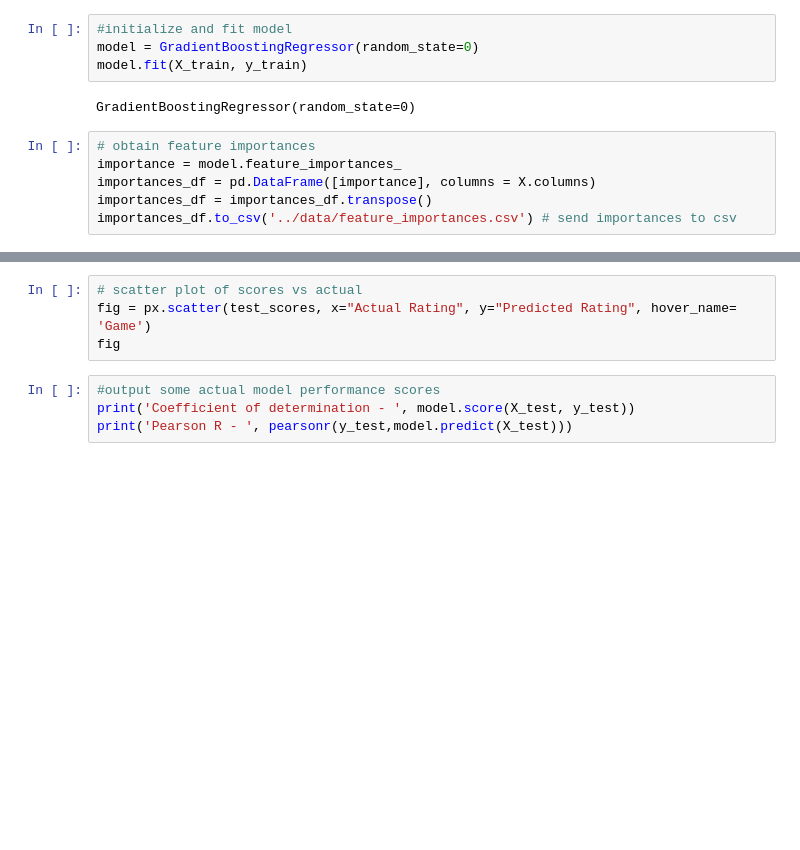
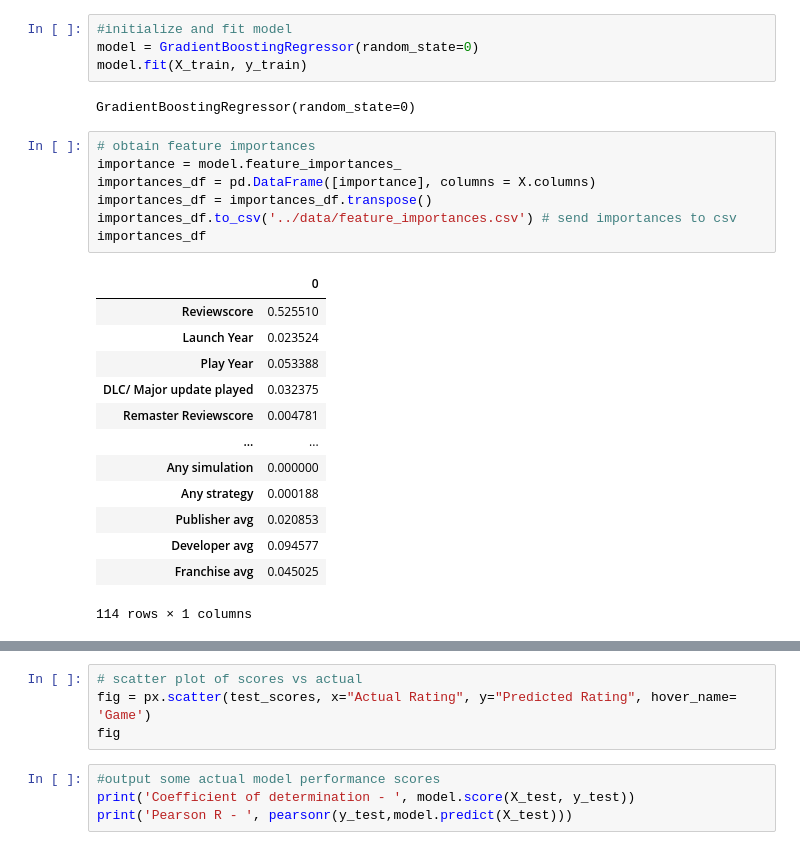
Before and after one commit to matthew-adams-optima/game_prediction_project, a Jupyter notebook: code/Model build.ipynb, the cells around one changed output, grey strips where cells are left out. Cells and saved outputs as stored; diff of their text form; blank space fills up the shorter version.

```diff
--- a/code/Model build.ipynb
+++ b/code/Model build.ipynb
@@ -127,9 +142,24 @@ GradientBoostingRegressor(random_state=0)
 # %%
 # obtain feature importances
 importance = model.feature_importances_
 importances_df = pd.DataFrame([importance], columns = X.columns)
 importances_df = importances_df.transpose()
 importances_df.to_csv('../data/feature_importances.csv') # send importances to csv
+importances_df
+# %% [output]
+|  | 0 |
+| Reviewscore | 0.525510 |
+| Launch Year | 0.023524 |
+| Play Year | 0.053388 |
+| DLC/ Major update played | 0.032375 |
+| Remaster Reviewscore | 0.004781 |
+| ... | ... |
+| Any simulation | 0.000000 |
+| Any strategy | 0.000188 |
+| Publisher avg | 0.020853 |
+| Developer avg | 0.094577 |
+| Franchise avg | 0.045025 |
+114 rows × 1 columns
 # %%
 # analyse performance using test set
 test_labels = pd.merge(y_test, data['Game'], left_index= True, right_index = True) #join the game name back in to rating scores
```
Also changed, not shown: parts of 4 cells of this notebook, 4 other files.
